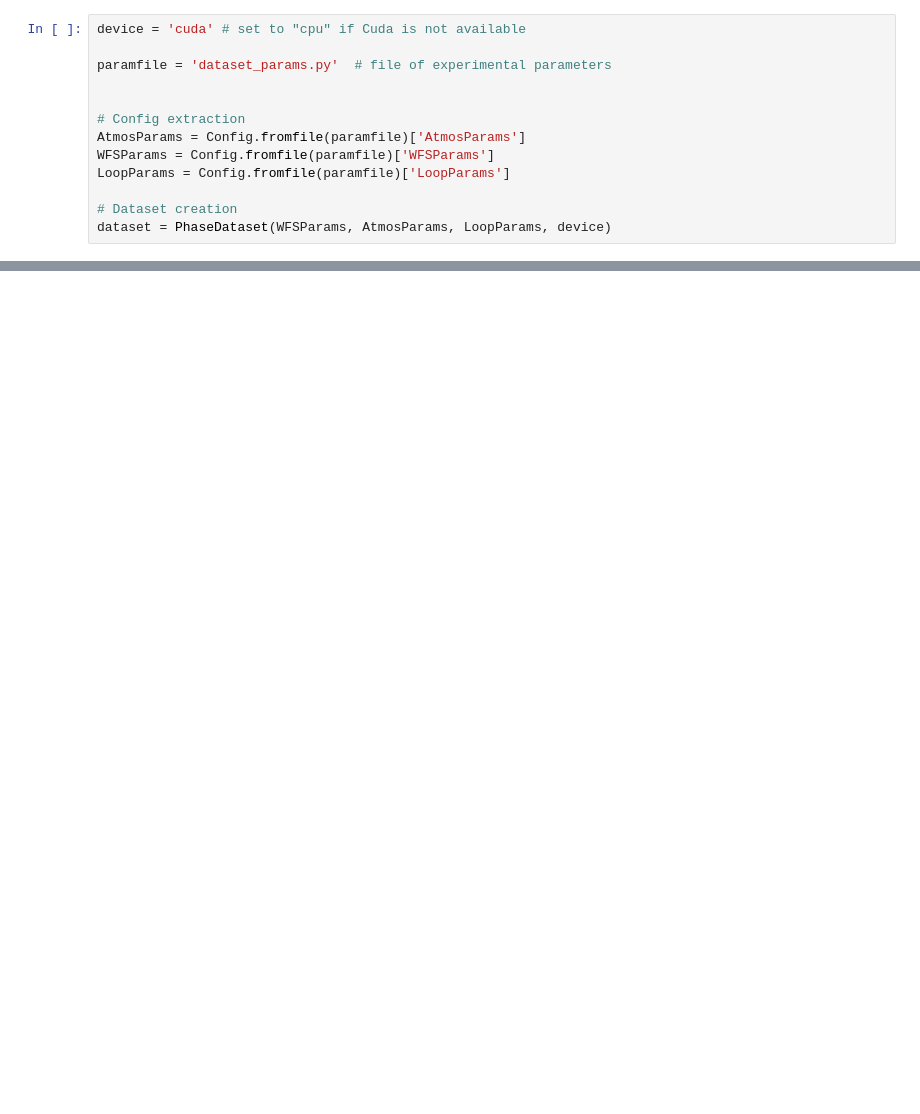
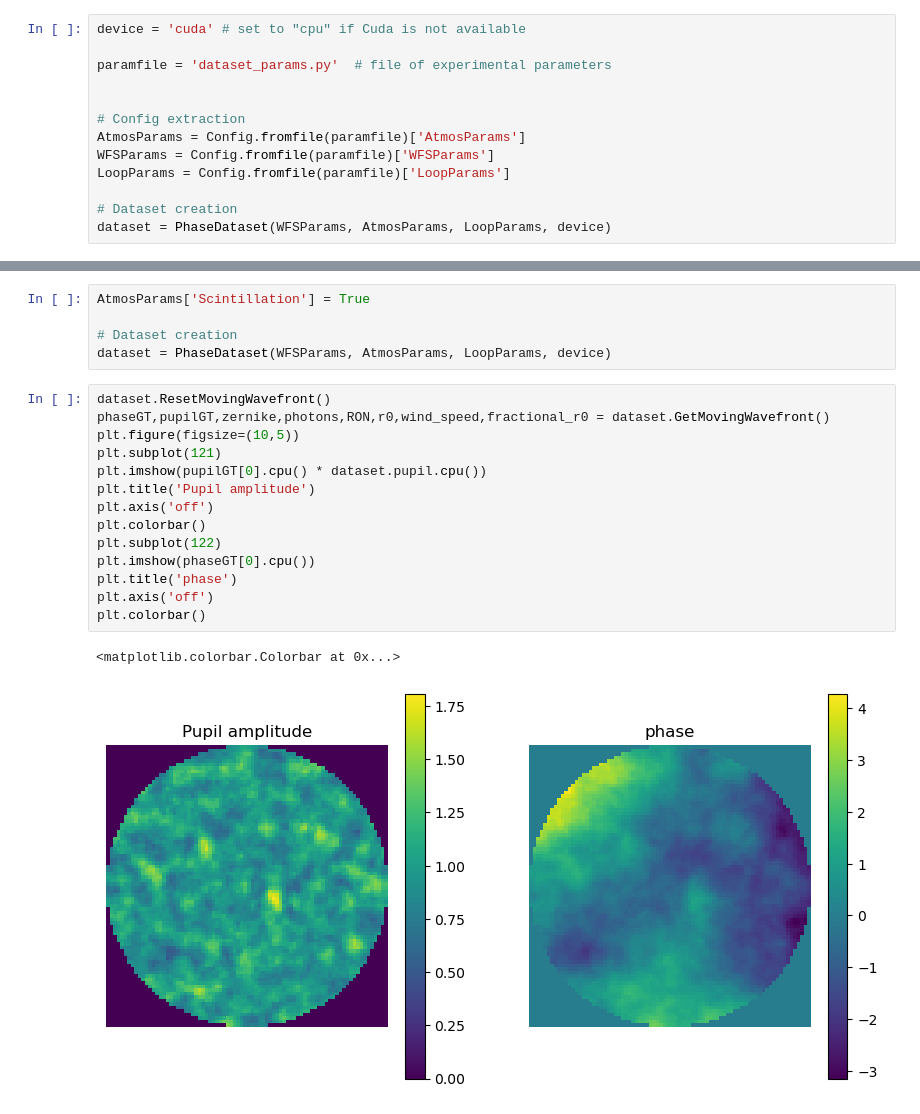
Before and after one commit to ftoyarzun/AI4AO, a Jupyter notebook: Tutorials/DatasetGeneration.ipynb, the cells around one changed output, grey strips where cells are left out. Saved outputs shown, nothing was run; the diff lists cells and outputs as text; blank space fills up the shorter version.

```diff
--- a/Tutorials/DatasetGeneration.ipynb
+++ b/Tutorials/DatasetGeneration.ipynb
@@ -85,0 +91,22 @@ for i in range(n_iter):
+# %%
+AtmosParams['Scintillation'] = True
+
+# Dataset creation
+dataset = PhaseDataset(WFSParams, AtmosParams, LoopParams, device)
+# %%
+dataset.ResetMovingWavefront()
+phaseGT,pupilGT,zernike,photons,RON,r0,wind_speed,fractional_r0 = dataset.GetMovingWavefront()
+plt.figure(figsize=(10,5))
+plt.subplot(121)
+plt.imshow(pupilGT[0].cpu() * dataset.pupil.cpu())
+plt.title('Pupil amplitude')
+plt.axis('off')
+plt.colorbar()
+plt.subplot(122)
+plt.imshow(phaseGT[0].cpu())
+plt.title('phase')
+plt.axis('off')
+plt.colorbar()
+# %% [output]
+<matplotlib.colorbar.Colorbar at 0x...>
+[figure, added]
```
Also changed, not shown: parts of 8 cells of this notebook, 1 other file.
